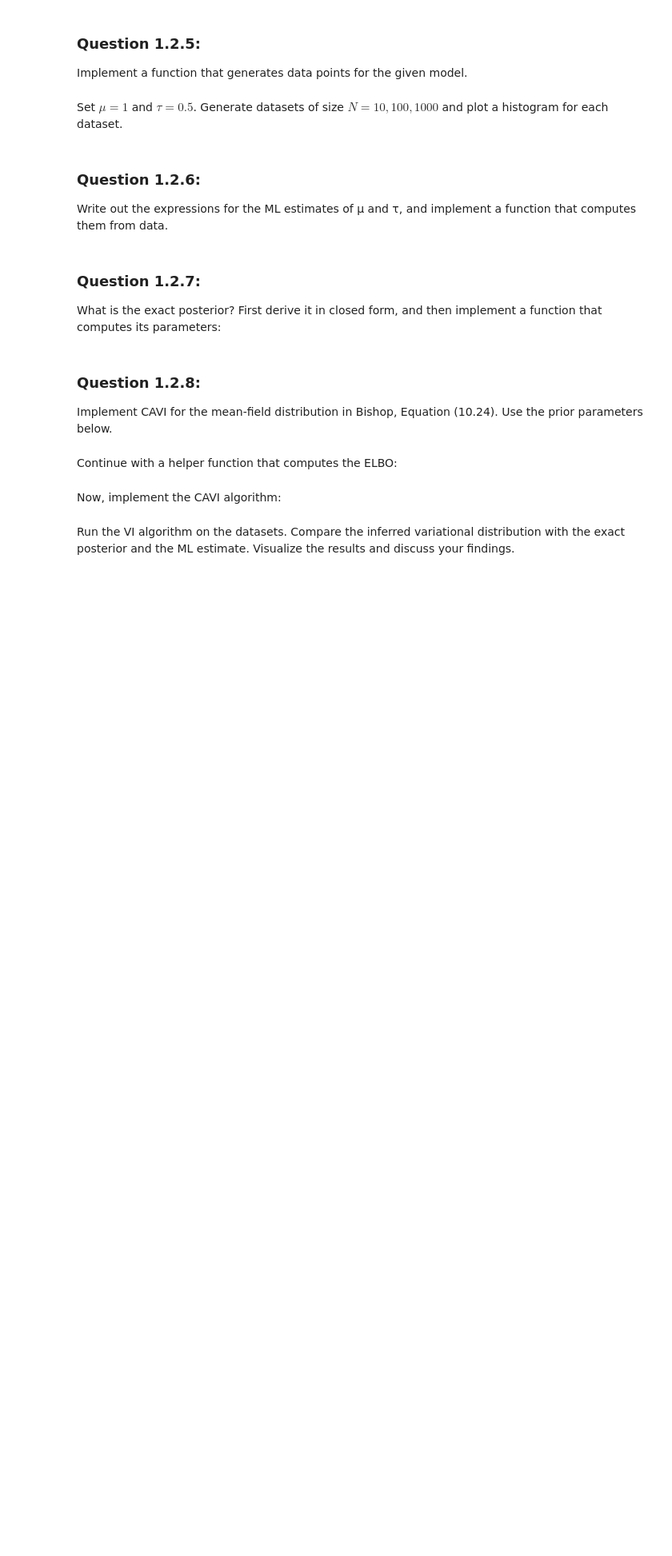
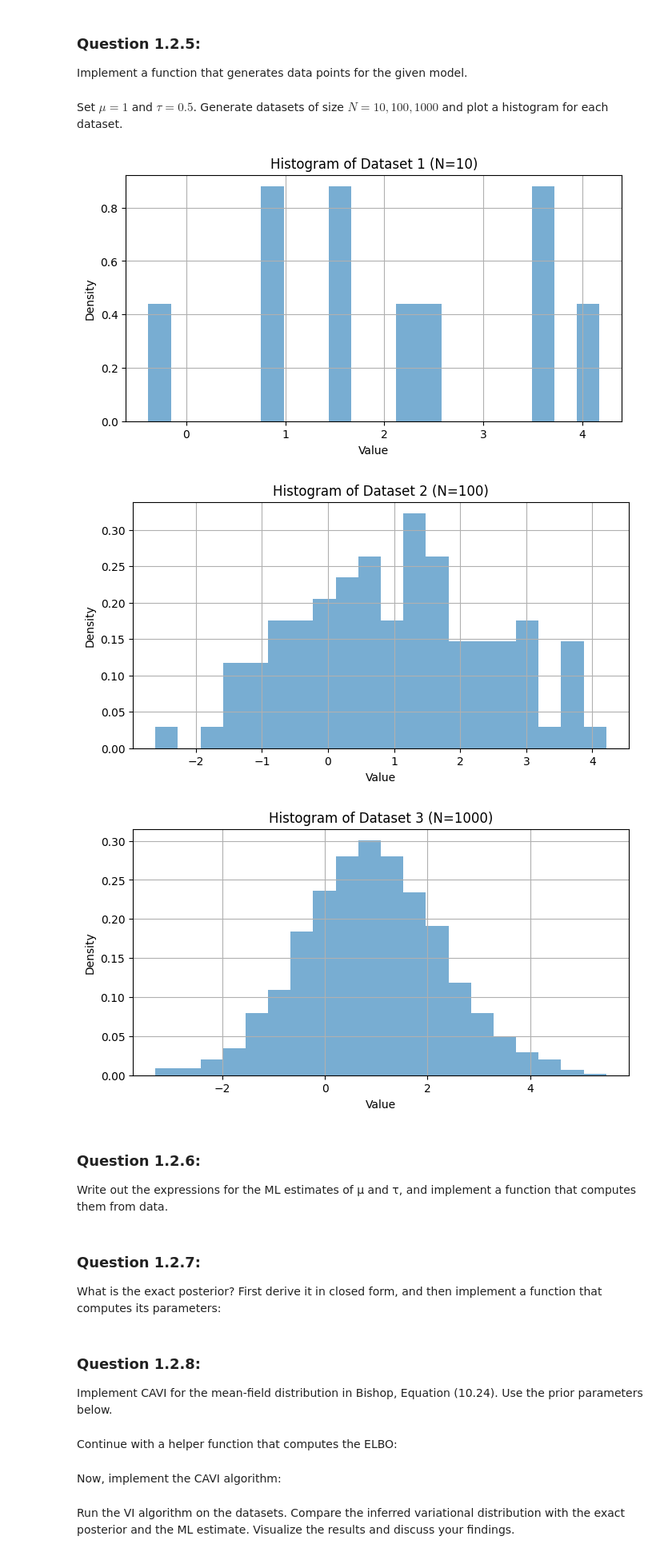
Before and after one commit to mikoleo/Machine-learning-Advanced-Course, a Jupyter notebook: 1E-CAVI-HT26.ipynb, the cells around one changed output. Shown at 80% size. Drawn from its saved outputs; the diff is of its cells as text; code cells hidden in the pictures; blank space fills up the shorter version.

```diff
--- a/1E-CAVI-HT26.ipynb
+++ b/1E-CAVI-HT26.ipynb
@@ -26,20 +26,32 @@ Implement a function that generates data points for the given model.
 # %%
 def generate_data(mu, tau, N):
     # Return N Gaussian observations with mean mu and precision tau.
-    raise NotImplementedError("Implement generate_data.")
+    return np.random.normal(mu, 1/np.sqrt(tau), N)
 # %% [markdown]
 Set $\mu=1$ and $\tau=0.5$. Generate datasets of size $N=10,100,1000$ and plot a histogram for each dataset.
 # %%
 mu = 1
 tau = 0.5
 
 dataset_1 = generate_data(mu, tau, 10)
 dataset_2 = generate_data(mu, tau, 100)
 dataset_3 = generate_data(mu, tau, 1000)
 datasets = [dataset_1, dataset_2, dataset_3]
 
 # Visualize the datasets via histograms
 # Insert your code here
+for i, dataset in enumerate(datasets):
+    plt.figure(figsize=(8, 4))
+    plt.hist(dataset, bins=20, density=True, alpha=0.6)
+    plt.title(f'Histogram of Dataset {i+1} (N={len(dataset)})')
+    plt.xlabel('Value')
+    plt.ylabel('Density')
+    plt.grid()
+    plt.show()
+# %% [output]
+[figure, added]
+[figure, added]
+[figure, added]
 # %% [markdown]
 ### Question 1.2.6:
 
```
Also changed, not shown: parts of 6 cells of this notebook.
